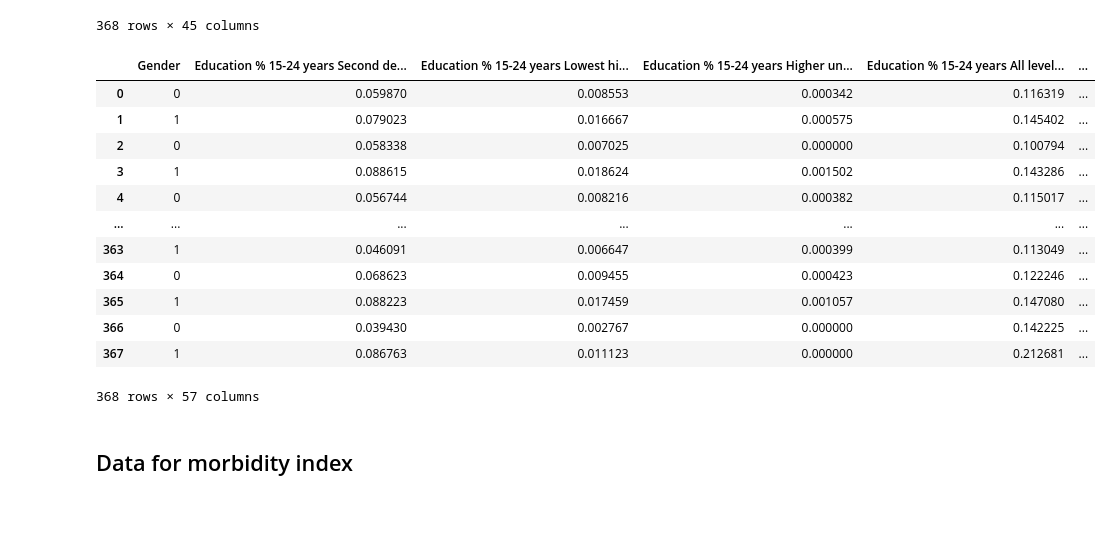
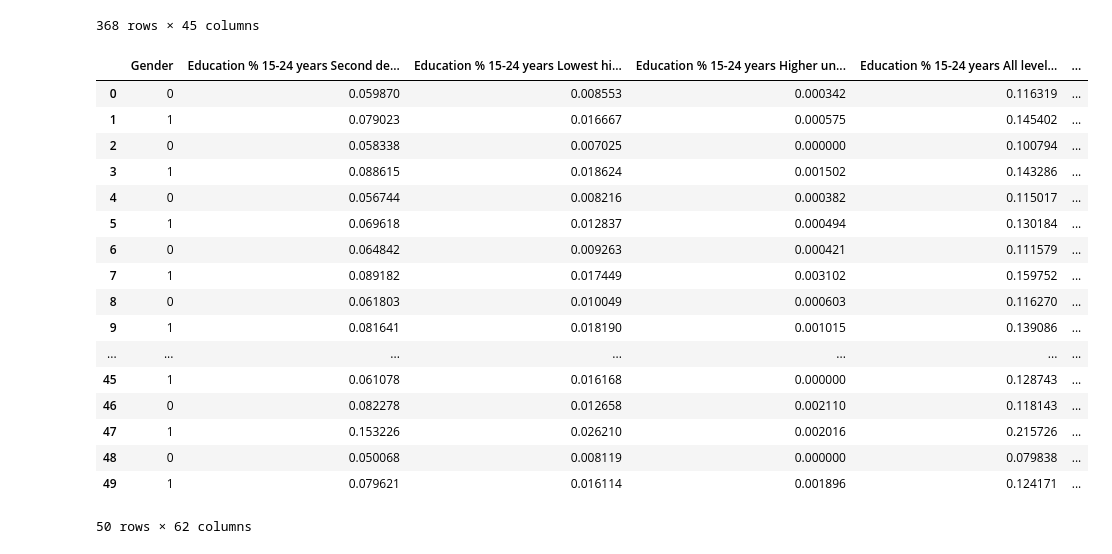
Before and after one commit to phuvio/Introduction-to-Data-Science, a Jupyter notebook: src/Data_processing.ipynb, the cells around one changed output. Saved outputs shown, nothing was run; the diff lists cells and outputs as text; code cells hidden in the pictures; blank space fills up the shorter version.

Commit message:
Morbidity index added

```diff
--- a/src/Data_processing.ipynb
+++ b/src/Data_processing.ipynb
@@ -206,0 +207,9 @@ ones_portions
+# %%
+# Latest published data is from 2021 but we will make an assumption that the indices are the same in 2022.
+# Indices for the whole city is 100.
+
+# Read data and drop unneeded columns
+morb_fetch = pd.read_csv('../data/Helsinki_morbidity_index.csv')
+morb_fetch = morb_fetch.drop(['Morbidity, Population', 'Morbidity, Major district'], axis=1)
+
+morb_fetch.head()
@@ -206,0 +223,17 @@ ones_portions
+# %%
+
+# Merge morbidity data with district codes
+
+# Fetch district data
+distr = pd.read_csv('../data/Helsinki_districts.csv')
+distr = distr[distr['BASIC'] != 0]
+distr = distr[['Helsinki statistical area code', 'District']]
+
+# Join districts and morbidity data
+morb = pd.merge(left=distr, right=morb_fetch, how='left', left_on='District', right_on='Morbidity, District')
+
+# Rename
+morb = morb.rename(columns={'Helsinki statistical area code': 'Area'})
+morb = morb.drop(['District', 'Morbidity, District'], axis=1)
+
+morb.head(50)
@@ -231,24 +282,35 @@ population_df2
 # %%
 # Merge one-person households with population data
 population_df3 = pd.merge(left=population_df2, right=ones_portions, how='left', on=['Gender', 'Area'])
 
+# Merge morbidity index
+population_df3 = pd.merge(left=population_df3, right=morb, how='left', on='Area')
+# Replace filled morbidity data with NaN for areas where population is too few to be included
+morb_cols = morb.columns.drop('Area')
+for col in morb_cols:
+    population_df3[col] = population_df3.apply(lambda x: np.nan if pd.isna(x['One-person hh, All ages, %'])
+                                               else x[col], axis=1)
+
 population_df3
 # %% [output]
 |  | Gender | Education % 15-24 years Second de... | Education % 15-24 years Lowest hi... | Education % 15-24 years Higher un... | Education % 15-24 years All level... | ... |
 | 0 | 0 | 0.059870 | 0.008553 | 0.000342 | 0.116319 | ... |
 | 1 | 1 | 0.079023 | 0.016667 | 0.000575 | 0.145402 | ... |
 | 2 | 0 | 0.058338 | 0.007025 | 0.000000 | 0.100794 | ... |
 | 3 | 1 | 0.088615 | 0.018624 | 0.001502 | 0.143286 | ... |
 | 4 | 0 | 0.056744 | 0.008216 | 0.000382 | 0.115017 | ... |
+| 5 | 1 | 0.069618 | 0.012837 | 0.000494 | 0.130184 | ... |
+| 6 | 0 | 0.064842 | 0.009263 | 0.000421 | 0.111579 | ... |
+| 7 | 1 | 0.089182 | 0.017449 | 0.003102 | 0.159752 | ... |
+| 8 | 0 | 0.061803 | 0.010049 | 0.000603 | 0.116270 | ... |
+| 9 | 1 | 0.081641 | 0.018190 | 0.001015 | 0.139086 | ... |
 | ... | ... | ... | ... | ... | ... | ... |
-| 363 | 1 | 0.046091 | 0.006647 | 0.000399 | 0.113049 | ... |
-| 364 | 0 | 0.068623 | 0.009455 | 0.000423 | 0.122246 | ... |
-| 365 | 1 | 0.088223 | 0.017459 | 0.001057 | 0.147080 | ... |
-| 366 | 0 | 0.039430 | 0.002767 | 0.000000 | 0.142225 | ... |
-| 367 | 1 | 0.086763 | 0.011123 | 0.000000 | 0.212681 | ... |
+| 45 | 1 | 0.061078 | 0.016168 | 0.000000 | 0.128743 | ... |
+| 46 | 0 | 0.082278 | 0.012658 | 0.002110 | 0.118143 | ... |
+| 47 | 1 | 0.153226 | 0.026210 | 0.002016 | 0.215726 | ... |
+| 48 | 0 | 0.050068 | 0.008119 | 0.000000 | 0.079838 | ... |
+| 49 | 1 | 0.079621 | 0.016114 | 0.001896 | 0.124171 | ... |
-368 rows × 57 columns
+50 rows × 62 columns
 # %%
 # Save to file population_df3.csv
 population_df3.to_csv('../data/population_df3.csv', index=False)
-# %% [markdown]
-## Data for morbidity index
```
Also changed, not shown: parts of 9 cells of this notebook, 4 other files.
